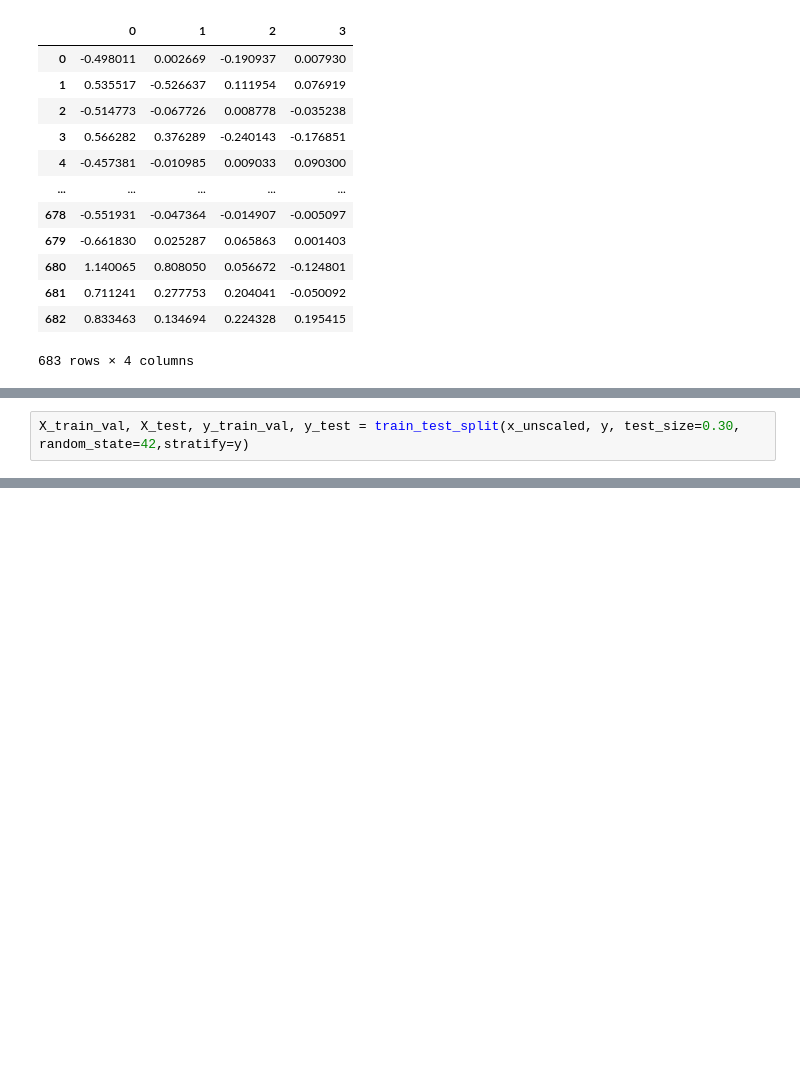
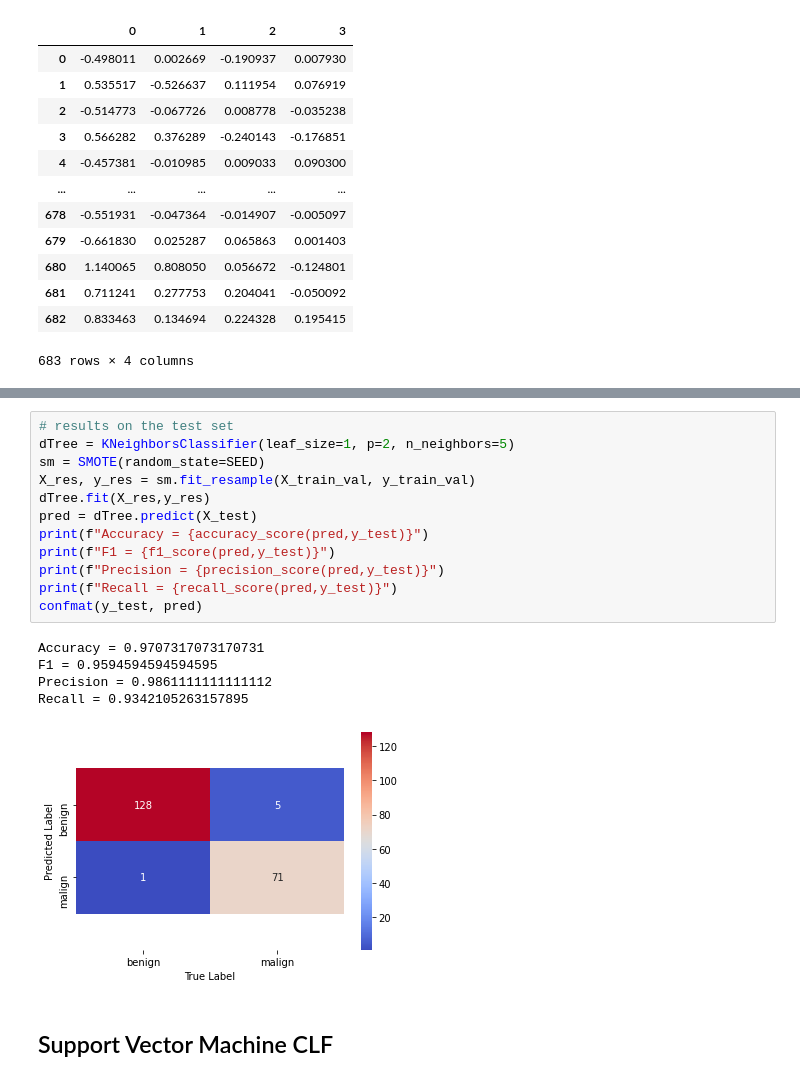
Before and after one commit to Nicordaro/MML, a Jupyter notebook: MML_Thesis.ipynb, the cells around one changed output, grey strips where cells are left out. Cells and saved outputs as stored; diff of their text form; blank space fills up the shorter version.

```diff
--- a/MML_Thesis.ipynb
+++ b/MML_Thesis.ipynb
@@ -421,2 +405,0 @@ confmat(y_test,pred)
-# %%
-X_train_val, X_test, y_train_val, y_test = train_test_split(x_unscaled, y, test_size=0.30, random_state=42,stratify=y)
@@ -481,0 +482,21 @@ tree.plot_tree(dTree, feature_names=['clump', 'uni_size', 'uni_shape',	'adhesion
+# %%
+# results on the test set
+dTree = KNeighborsClassifier(leaf_size=1, p=2, n_neighbors=5)
+sm = SMOTE(random_state=SEED)
+X_res, y_res = sm.fit_resample(X_train_val, y_train_val)
+dTree.fit(X_res,y_res)
+pred = dTree.predict(X_test)
+print(f"Accuracy = {accuracy_score(pred,y_test)}")
+print(f"F1 = {f1_score(pred,y_test)}")
+print(f"Precision = {precision_score(pred,y_test)}")
+print(f"Recall = {recall_score(pred,y_test)}")
+confmat(y_test, pred)
+# %% [output]
+Accuracy = 0.9707317073170731
+F1 = 0.9594594594594595
+Precision = 0.9861111111111112
+Recall = 0.9342105263157895
+[figure, added]
+# %% [markdown]
+Support Vector Machine CLF
+---
```
Also changed, not shown: parts of 30 cells of this notebook.
